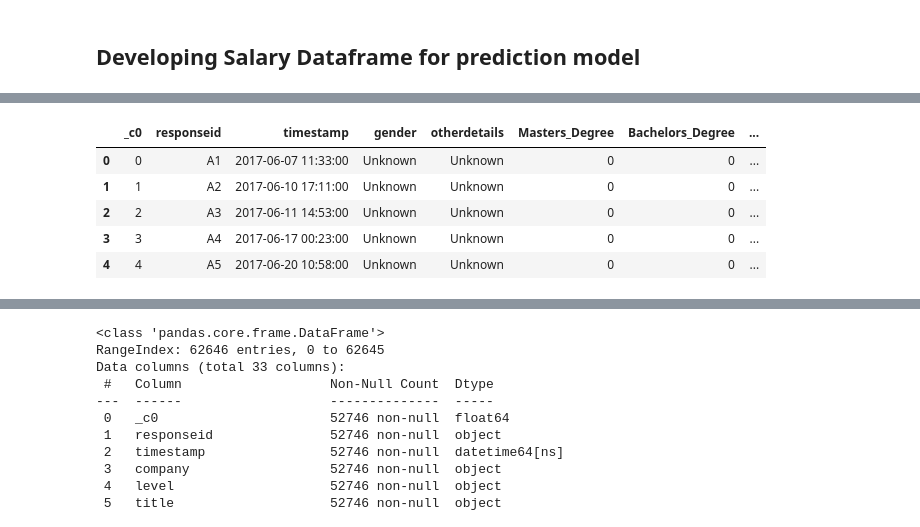
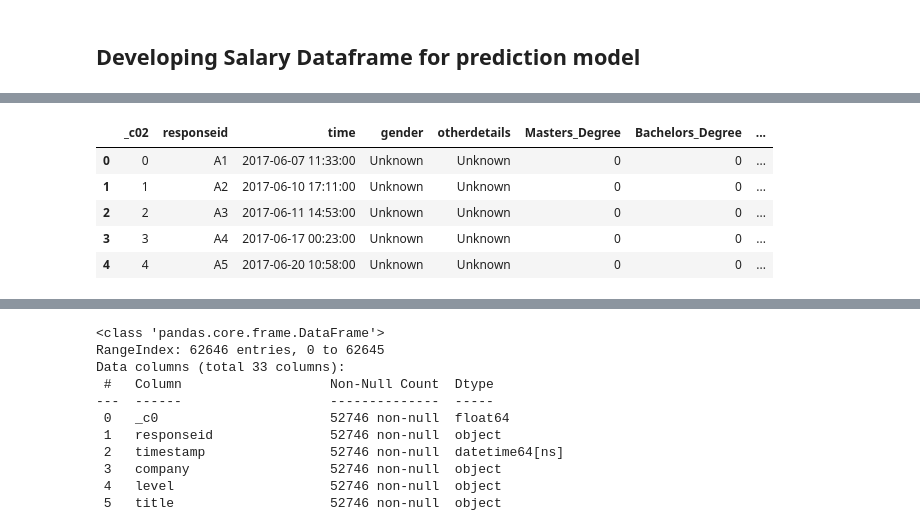
Before and after one commit to cllanesgit/GroupProject, a Jupyter notebook: Data_Science_Salary_Machine_Learning_Model.ipynb, the cells around one changed output, grey strips where cells are left out. Cells and saved outputs as stored; diff of their text form; code cells hidden in the pictures.

Commit message:
Ran code with joined tables

```diff
--- a/Data_Science_Salary_Machine_Learning_Model.ipynb
+++ b/Data_Science_Salary_Machine_Learning_Model.ipynb
@@ -135,9 +135,10 @@ salary_df.head()
 | 4 | 4 | A5 | 2017-06-20 10:58:00 | MICROSOFT | 60 | Software Engineer | 157000 | 5.0 | ... |
 # %%
 participants_df = participants_data.toPandas()
+participants_df = participants_df.rename(columns={"timestamp": "time", "_c0": "_c02"})
 participants_df.head()
 # %% [output]
-|  | _c0 | responseid | timestamp | gender | otherdetails | Masters_Degree | Bachelors_Degree | ... |
+|  | _c02 | responseid | time | gender | otherdetails | Masters_Degree | Bachelors_Degree | ... |
 | 0 | 0 | A1 | 2017-06-07 11:33:00 | Unknown | Unknown | 0 | 0 | ... |
 | 1 | 1 | A2 | 2017-06-10 17:11:00 | Unknown | Unknown | 0 | 0 | ... |
 | 2 | 2 | A3 | 2017-06-11 14:53:00 | Unknown | Unknown | 0 | 0 | ... |
```
Also changed, not shown: parts of 12 cells of this notebook.
